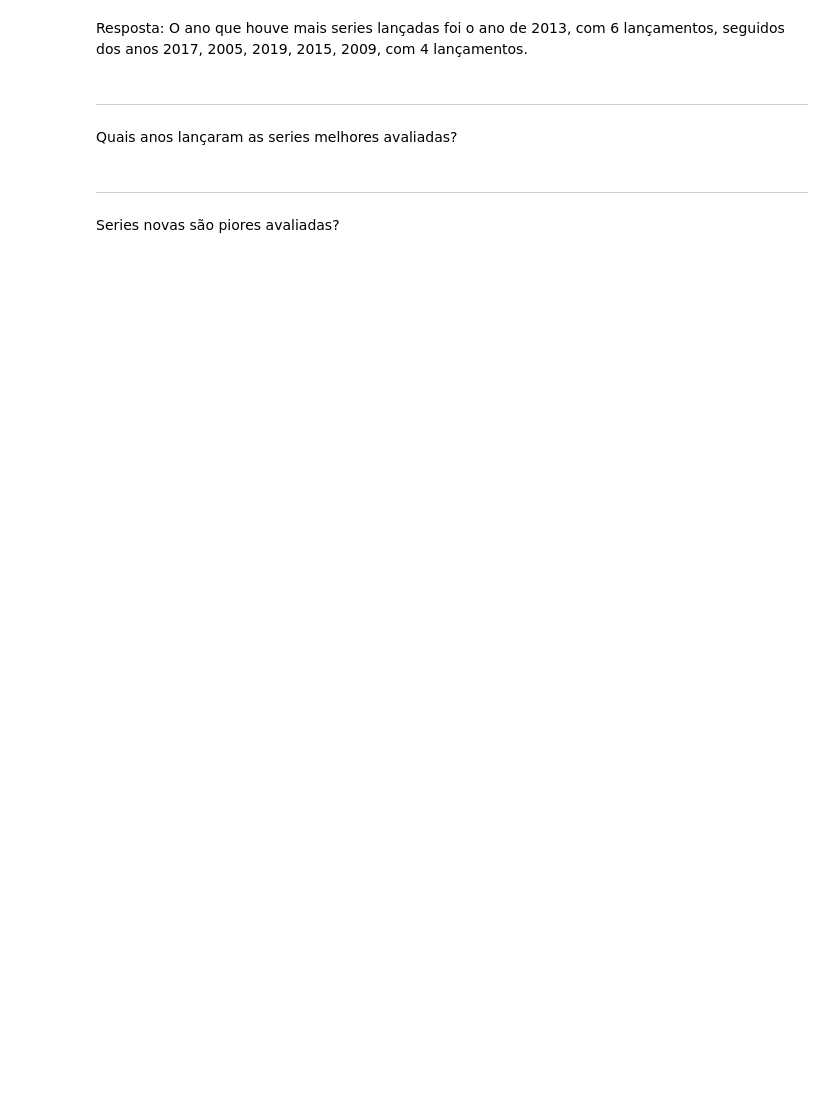
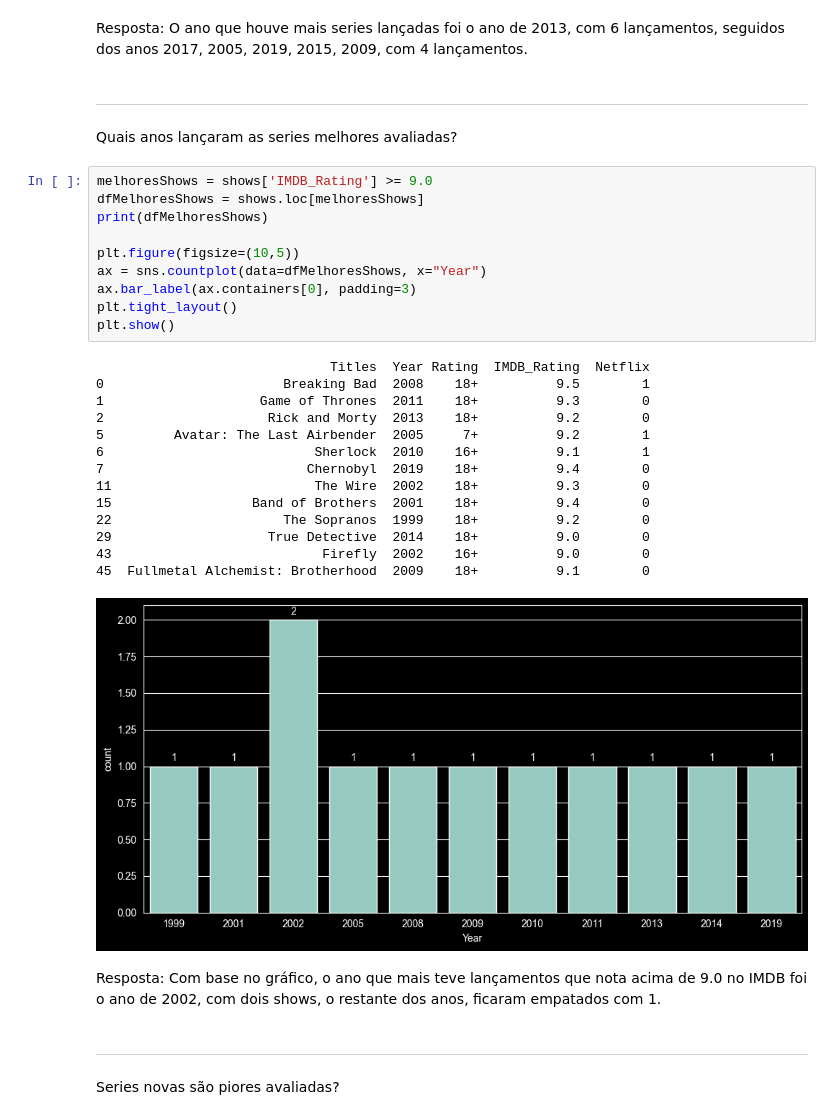
Before and after one commit to Matheus0208/projeto-analise-netflix, a Jupyter notebook: analisetvshows.ipynb, the cells around one changed output. Cells and saved outputs as stored; diff of their text form; blank space fills up the shorter version.

Commit message:
Respondendo duas perguntas, do projeto, e gerando seus gráficos

```diff
--- a/analisetvshows.ipynb
+++ b/analisetvshows.ipynb
@@ -136,6 +136,33 @@ Resposta: O ano que houve mais series lançadas foi o ano de 2013, com 6 lançam
 ---
 # %% [markdown]
 Quais anos lançaram as series melhores avaliadas?
+# %%
+melhoresShows = shows['IMDB_Rating'] >= 9.0
+dfMelhoresShows = shows.loc[melhoresShows]
+print(dfMelhoresShows)
+
+plt.figure(figsize=(10,5))
+ax = sns.countplot(data=dfMelhoresShows, x="Year")
+ax.bar_label(ax.containers[0], padding=3)
+plt.tight_layout()
+plt.show()
+# %% [output]
+                              Titles  Year Rating  IMDB_Rating  Netflix
+0                       Breaking Bad  2008    18+          9.5        1
+1                    Game of Thrones  2011    18+          9.3        0
+2                     Rick and Morty  2013    18+          9.2        0
+5         Avatar: The Last Airbender  2005     7+          9.2        1
+6                           Sherlock  2010    16+          9.1        1
+7                          Chernobyl  2019    18+          9.4        0
+11                          The Wire  2002    18+          9.3        0
+15                  Band of Brothers  2001    18+          9.4        0
+22                      The Sopranos  1999    18+          9.2        0
+29                    True Detective  2014    18+          9.0        0
+43                           Firefly  2002    16+          9.0        0
+45  Fullmetal Alchemist: Brotherhood  2009    18+          9.1        0
+[figure, added]
+# %% [markdown]
+Resposta: Com base no gráfico, o ano que mais teve lançamentos que nota acima de 9.0 no IMDB foi o ano de 2002, com dois shows, o restante dos anos, ficaram empatados com 1.
 # %% [markdown]
 ---
 # %% [markdown]
```
Also changed, not shown: parts of 5 cells of this notebook.
